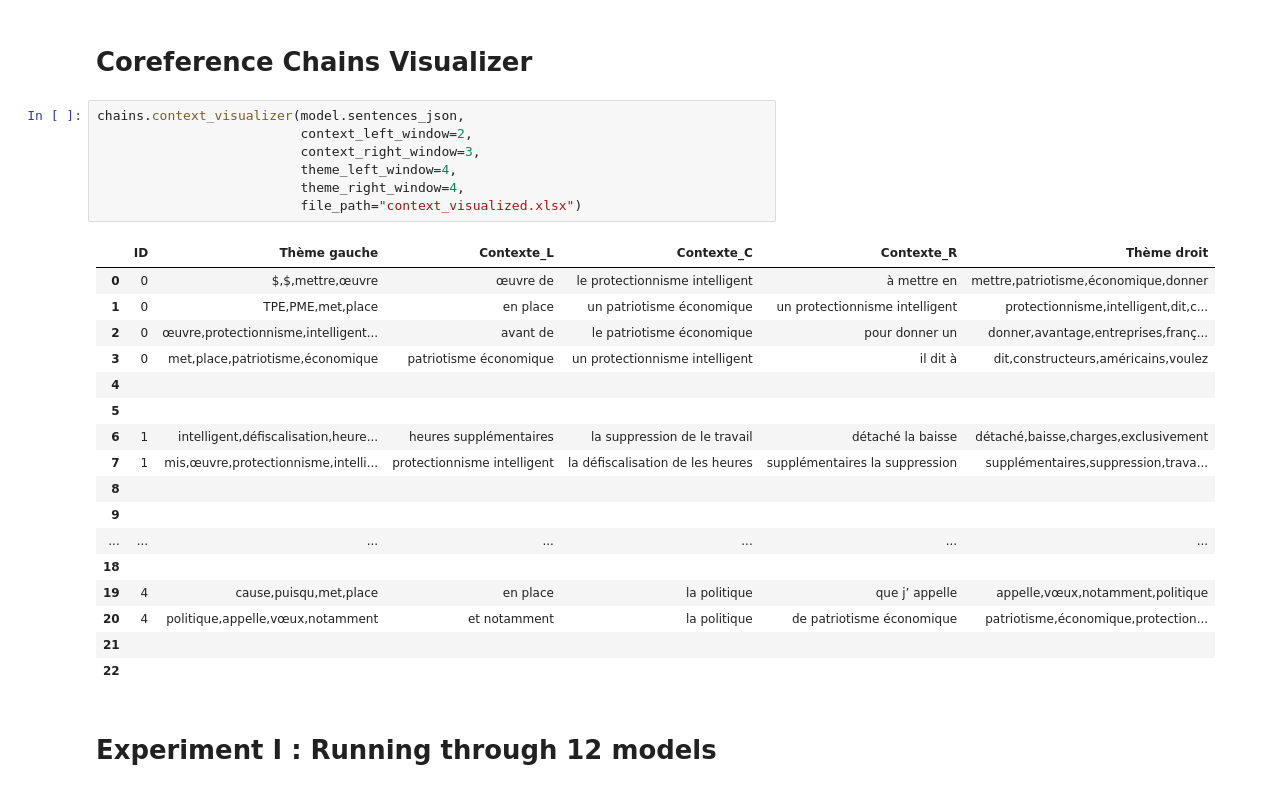
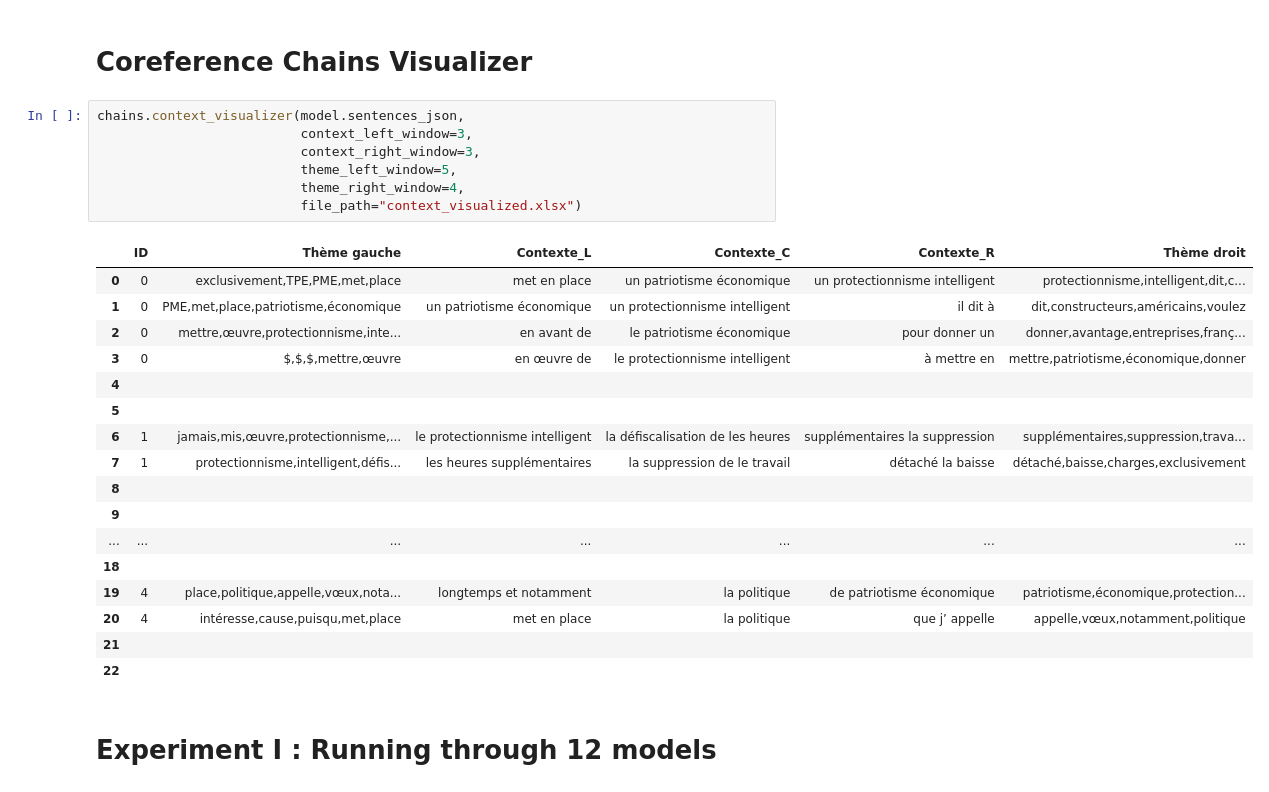
Before and after one commit to mehdi-mirzapour/French-CRS, a Jupyter notebook: demo/Text2CoreferenceChains.ipynb, the cells around one changed output. Saved outputs shown, nothing was run; the diff lists cells and outputs as text.

```diff
--- a/demo/Text2CoreferenceChains.ipynb
+++ b/demo/Text2CoreferenceChains.ipynb
@@ -108,27 +108,27 @@ chains.coref_chains_pred_json
 # Coreference Chains Visualizer
 # %%
 chains.context_visualizer(model.sentences_json,
-                          context_left_window=2,
+                          context_left_window=3,
                           context_right_window=3,
-                          theme_left_window=4,
+                          theme_left_window=5,
                           theme_right_window=4,
                           file_path="context_visualized.xlsx")
 # %% [output]
 |  | ID | Thème gauche | Contexte_L | Contexte_C | Contexte_R | Thème droit |
-| 0 | 0 | $,$,mettre,œuvre | œuvre de | le protectionnisme intelligent | à mettre en | mettre,patriotisme,économique,donner |
-| 1 | 0 | TPE,PME,met,place | en place | un patriotisme économique | un protectionnisme intelligent | protectionnisme,intelligent,dit,c... |
-| 2 | 0 | œuvre,protectionnisme,intelligent... | avant de | le patriotisme économique | pour donner un | donner,avantage,entreprises,franç... |
-| 3 | 0 | met,place,patriotisme,économique | patriotisme économique | un protectionnisme intelligent | il dit à | dit,constructeurs,américains,voulez |
+| 0 | 0 | exclusivement,TPE,PME,met,place | met en place | un patriotisme économique | un protectionnisme intelligent | protectionnisme,intelligent,dit,c... |
+| 1 | 0 | PME,met,place,patriotisme,économique | un patriotisme économique | un protectionnisme intelligent | il dit à | dit,constructeurs,américains,voulez |
+| 2 | 0 | mettre,œuvre,protectionnisme,inte... | en avant de | le patriotisme économique | pour donner un | donner,avantage,entreprises,franç... |
+| 3 | 0 | $,$,$,mettre,œuvre | en œuvre de | le protectionnisme intelligent | à mettre en | mettre,patriotisme,économique,donner |
 | 4 |  |  |  |  |  |  |
 | 5 |  |  |  |  |  |  |
-| 6 | 1 | intelligent,défiscalisation,heure... | heures supplémentaires | la suppression de le travail | détaché la baisse | détaché,baisse,charges,exclusivement |
-| 7 | 1 | mis,œuvre,protectionnisme,intelli... | protectionnisme intelligent | la défiscalisation de les heures | supplémentaires la suppression | supplémentaires,suppression,trava... |
+| 6 | 1 | jamais,mis,œuvre,protectionnisme,... | le protectionnisme intelligent | la défiscalisation de les heures | supplémentaires la suppression | supplémentaires,suppression,trava... |
+| 7 | 1 | protectionnisme,intelligent,défis... | les heures supplémentaires | la suppression de le travail | détaché la baisse | détaché,baisse,charges,exclusivement |
 | 8 |  |  |  |  |  |  |
 | 9 |  |  |  |  |  |  |
 | ... | ... | ... | ... | ... | ... | ... |
 | 18 |  |  |  |  |  |  |
-| 19 | 4 | cause,puisqu,met,place | en place | la politique | que j’ appelle | appelle,vœux,notamment,politique |
-| 20 | 4 | politique,appelle,vœux,notamment | et notamment | la politique | de patriotisme économique | patriotisme,économique,protection... |
+| 19 | 4 | place,politique,appelle,vœux,nota... | longtemps et notamment | la politique | de patriotisme économique | patriotisme,économique,protection... |
+| 20 | 4 | intéresse,cause,puisqu,met,place | met en place | la politique | que j’ appelle | appelle,vœux,notamment,politique |
 | 21 |  |  |  |  |  |  |
 | 22 |  |  |  |  |  |  |
 # %% [markdown]
```
Also changed, not shown: parts of 1 cell of this notebook, 4 other files.
